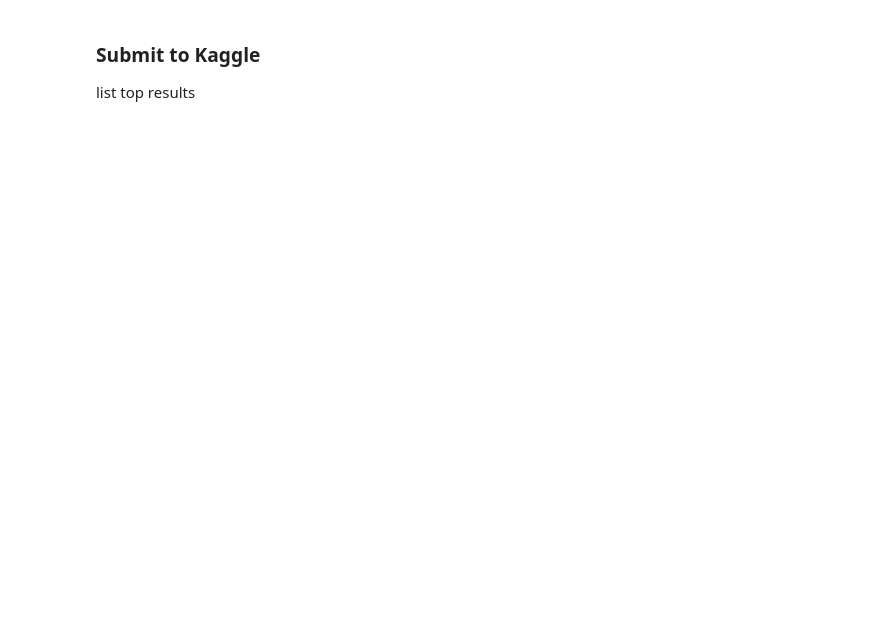
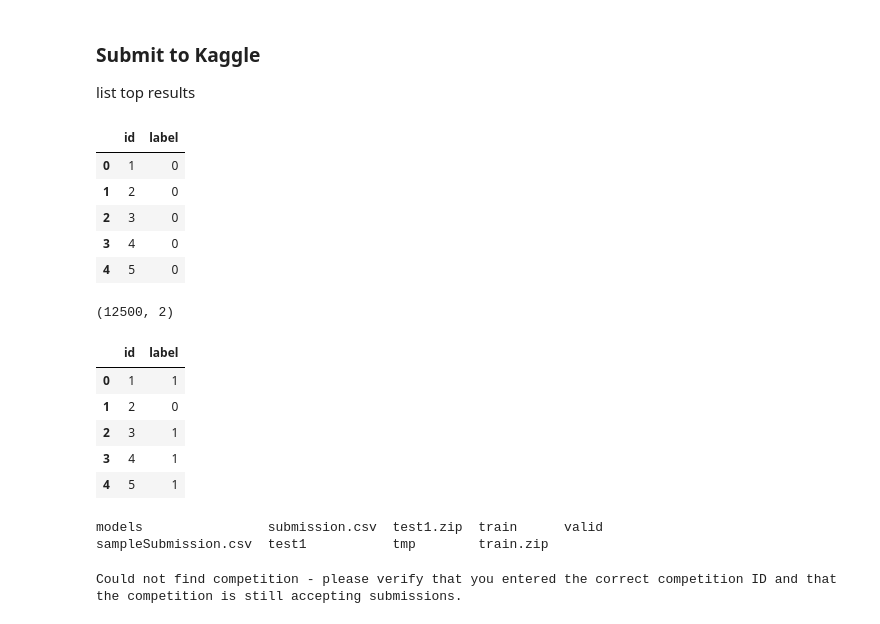
Before and after one commit to austinmw/amwfastai, a Jupyter notebook: Kaggle_dogs-vs-cats.ipynb, the cells around one changed output. Drawn from its saved outputs; the diff is of its cells as text; code cells hidden in the pictures; blank space fills up the shorter version.

```diff
--- a/Kaggle_dogs-vs-cats.ipynb
+++ b/Kaggle_dogs-vs-cats.ipynb
@@ -397,0 +410,19 @@ for(i=1; i<19; i++) {
+# %%
+# set data augmentations
+tfms = tfms_from_model(resnet34, sz, aug_tfms=transforms_side_on, max_zoom=1.1)
+# get data
+data = ImageClassifierData.from_paths(PATH, tfms=tfms, test_name='test1')
+# train final layer with caching of frozen layers for speed
+learn = ConvLearner.pretrained(arch, data, precompute=True)
+learn.fit(1e-2, 1)
+# turn off caching of frozen layers (to enable data augmentation),
+# add SGDR (cyclic LR schedule), continue training final layer
+# reset lr every epoch, for 3 cycles total
+learn.precompute=False
+learn.fit(1e-2, 3, cycle_len=1)
+# fine-tune other layers using differential learning rates and learning rate cycle multipler
+learn.unfreeze()
+lr=np.array([5e-4,5e-3,5e-2])
+learn.fit(lr, 3, cycle_len=1, cycle_mult=2)
+learn.save('full_data_224_lastlayer')
+learn.load('full_data_224_lastlayer')
@@ -398,3 +450,39 @@ for(i=1; i<19; i++) {
+# %%
+# predict using test time augmentations
+log_preds,y  = learn.TTA(is_test=True)
+probs = np.mean(np.exp(log_preds),0)
+preds = np.argmax(probs, axis=1)
 # %% [markdown]
 ### Submit to Kaggle
 list top results
+# %%
+sample = pd.read_csv(os.path.join(PATH, 'sampleSubmission.csv'))
+sample.head()
+submission = sample.copy()
+submission['label'] = preds
+submission.shape
+submission.head()
+# %% [output]
+|  | id | label |
+| 0 | 1 | 0 |
+| 1 | 2 | 0 |
+| 2 | 3 | 0 |
+| 3 | 4 | 0 |
+| 4 | 5 | 0 |
+(12500, 2)
+|  | id | label |
+| 0 | 1 | 1 |
+| 1 | 2 | 0 |
+| 2 | 3 | 1 |
+| 3 | 4 | 1 |
+| 4 | 5 | 1 |
+# %%
+submission.to_csv(os.path.join(PATH, 'submission.csv'), index=False)
+!ls {PATH}
+# %% [output]
+models                submission.csv  test1.zip  train      valid
+sampleSubmission.csv  test1           tmp        train.zip
+# %%
+!kaggle competitions submit -c dogs-vs-cats -f {PATH}/submission.csv -m "test"
+# %% [output]
+Could not find competition - please verify that you entered the correct competition ID and that the competition is still accepting submissions.
```
Also changed, not shown: parts of 23 cells of this notebook.
